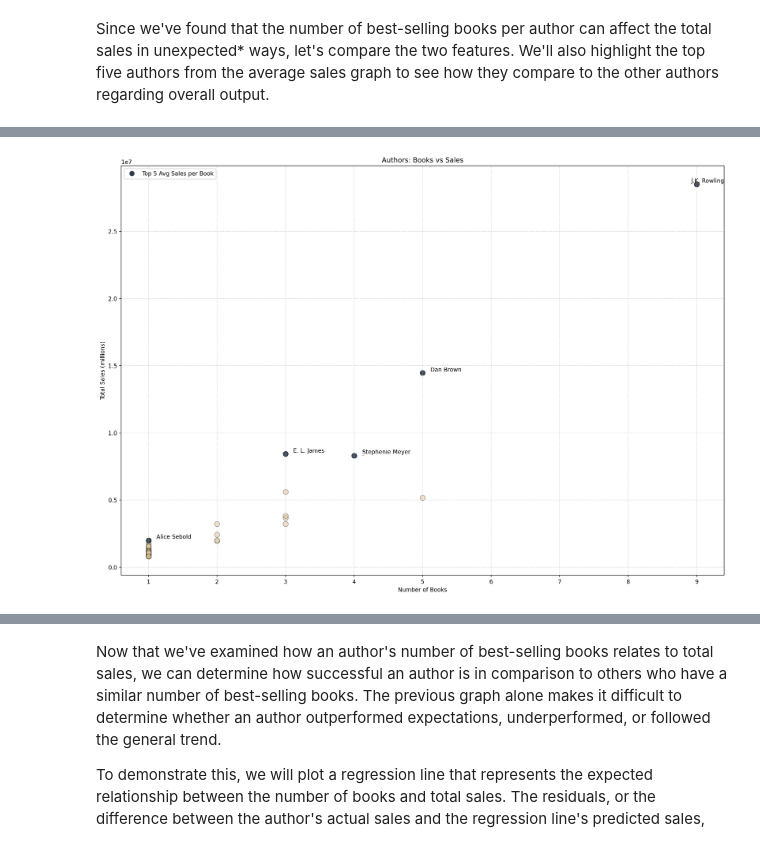
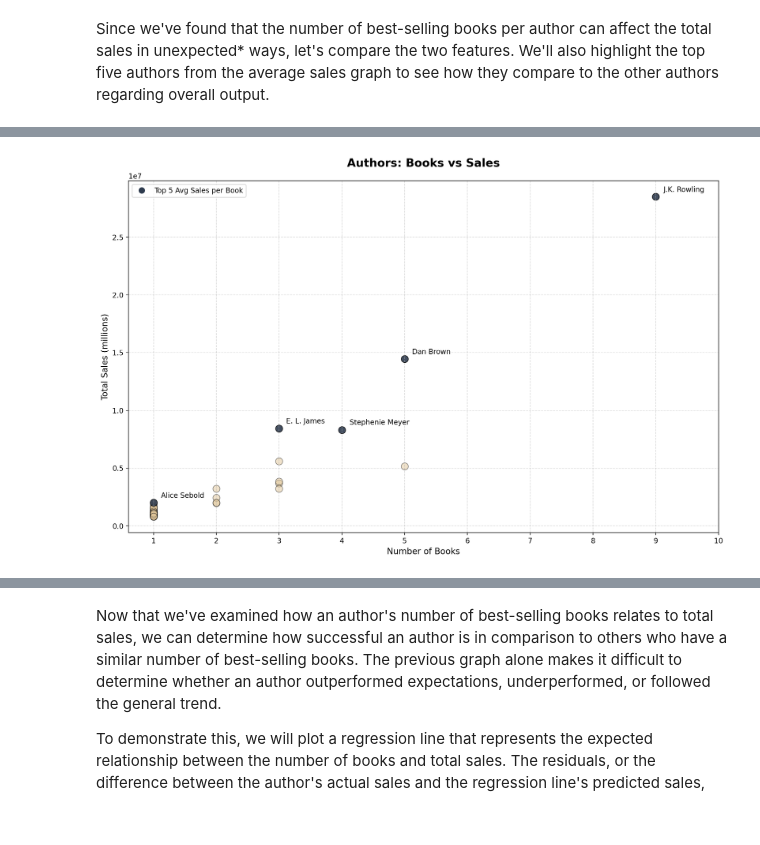
Before and after one commit to shayb319/best_selling_books, a Jupyter notebook: best_selling_books.ipynb, the cells around one changed output, grey strips where cells are left out. Drawn from its saved outputs; the diff is of its cells as text; code cells hidden in the pictures.

```diff
--- a/best_selling_books.ipynb
+++ b/best_selling_books.ipynb
@@ -390,5 +317,17 @@ parent_data.head()
 # %%
-# Get the number of books and total volume sales for each author
-author_data = books.groupby('author').agg(num_books = ('title', 'count'), volume_sales = ('volume_sales', 'sum'), first_name = ('first_name', 'first'), last_name = ('last_name', 'first'), full_name = ('full_name', 'first'), best_rank = ('rank', 'min')).reset_index()
-author_data['avg_sales_per_book'] = author_data.volume_sales / author_data.num_books
-author_data.head()
+# Create a dataframe that aggregates values for each author
+author_data = (
+    books.groupby('author')
+    .agg(
+        num_books=('title', 'count'),
+        volume_sales=('volume_sales', 'sum'),
+        first_name=('first_name', 'first'),
+        last_name=('last_name', 'first'),
+        full_name=('full_name', 'first'),
+        best_rank=('rank', 'min')
+    )
+    .reset_index()
+)
+author_data['avg_sales_per_book'] = (
+    author_data.volume_sales / author_data.num_books
+)
@@ -656,55 +828,64 @@ author_data.head()
 | 3 | Bernieres, Louis de | 1 | 1352318 | Louis de | Bernieres | Louis de Bernieres | 36 | 1352318.0 | ... |
 | 4 | Binchy, Maeve | 1 | 808900 | Maeve | Binchy | Maeve Binchy | 95 | 808900.0 | ... |
 # %%
-plt.figure(figsize = (19,13), dpi = 200)
+fig, sales_scatter1 = plt.subplots(figsize = (15,9), dpi = 200)
 
+# Get average sales per book values for the top 5 authors
 top_5_avg_threshold = author_data.sort_values(by='avg_sales_per_book', ascending=False).head(5).avg_sales_per_book
-#top_10_avg_threshold = author_data.sort_values(by='avg_sales_per_book', ascending=False).head(10).avg_sales_per_book
+
+# Create new column that assigns True to authors whose average sales per book are within the top 5
 author_data['top_5_avg'] = author_data.avg_sales_per_book.apply(lambda x: True if x >= top_5_avg_threshold.min() else False)
-#author_data['top_10_avg'] = author_data.avg_sales_per_book.apply(lambda x: True if x >= top_10_avg_threshold.min() else False)
 
 palette = {False: classic_palette[5], True: classic_palette[0]}
+
 # Define alpha values for each category
 alpha_values = {False: 0.5, True: 0.9}
+
+# Plot a scatterplot for each group using different colors and transperancy levels
 for top_5_category in author_data.top_5_avg.unique():
     subset = author_data[author_data.top_5_avg == top_5_category]
-    sns.scatterplot(data = subset, x = 'num_books', y = 'volume_sales',
-    color = palette[top_5_category],
-    edgecolor='black',
-    s=80, alpha = alpha_values[top_5_category]
-    )
+    sns.scatterplot(data = subset,
+                    x = 'num_books',
+                    y = 'volume_sales',
+                    color = palette[top_5_category],
+                    edgecolor = 'black',
+                    s = 100,
+                    alpha = alpha_values[top_5_category],
+                    ax = sales_scatter1
+                   )
+# Get current x-limits
+xmin, xmax = plt.xlim()
+sales_scatter1.set_xlim(xmin, xmax + 0.6)
+sales_scatter1.xaxis.set_major_locator(mticker.MultipleLocator(1))
 
-# Annotate high volume sales outliers
-#for index, row in author_data[author_data.top_10_avg == True].sort_values(by = 'volume_sales', ascending = False).reset_index(drop = True).iterrows():
-    #if row['num_books'] == 1:
-    #    plt.text(row['num_books'] + 0.1, row['volume_sales'] + 500000, row['full_name'], fontsize=9, ha='left')
-    #plt.text(row['num_books'],  row['volume_sales'],   author_name,   fontsize=10,   ha='right',  color='red')
-    #plt.text(row['num_books'] + 0.1, row['volume_sales'] + (index * 50000), row['full_name'])
-
-    #plt.text(row['num_books'] + 0.1, row['volume_sales'] + 500000, row['full_name'], fontsize=9, ha='left')
+# Annotate author's names
 annotations = []
 for index, row in author_data[author_data.top_5_avg == True].iterrows():
-    annotations.append(plt.text(row['num_books'] + 0.1, row['volume_sales'], row['full_name'], fontsize=10))
+    annotations.append(plt.text(row['num_books'] + 0.1,
+                                row['volume_sales'] + 250000,
+                                row['full_name'], fontsize=10)
+                      )
 
 # Adjust text to avoid overlapping
-adjust_text(annotations, arrowprops=dict(arrowstyle="-", color='gray', lw=0.5))
-# Customizations
-plt.xlabel("Number of Books")
-plt.ylabel("Total Sales (millions)")
-plt.title("Authors: Books vs Sales")
+adjust_text(annotations)
 
-legend_labels = {
-    palette[True]: "Top 5 Avg Sales per Book",
-}
+# Set title and labels
+sales_scatter1.set_title('Authors: Books vs Sales', fontsize = 16, fontweight = 'bold', pad = 20)
+sales_scatter1.set_xlabel('Number of Books', fontsize = 12)
+sales_scatter1.set_ylabel('Total Sales (millions)', fontsize = 12)
+
+
+
+legend_labels = {palette[True]: "Top 5 Avg Sales per Book"}
 handles = [
     plt.Line2D([0], [0], marker='o', color='w', markerfacecolor=color, markersize=10, label=label)
     for color, label in legend_labels.items()
 ]
-plt.legend(handles=handles, loc='upper left')
-plt.grid(True, linestyle='--', alpha=0.5)
+sales_scatter1.legend(handles=handles, loc='upper left')
+sales_scatter1.grid(True, linestyle='--', alpha=0.5)
 #plt.xticks(rotation=45)
 
 plt.show()
 # %% [output]
-[figure, old version]
+[figure, new version]
 # %% [markdown]
```
Also changed, not shown: parts of 36 cells of this notebook, 1 other file.
